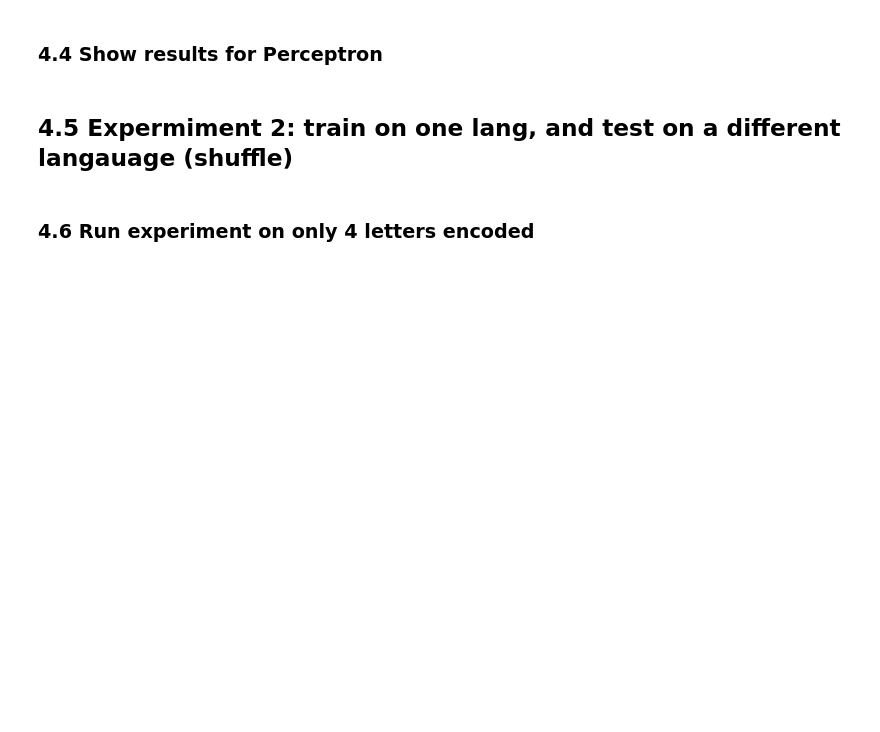
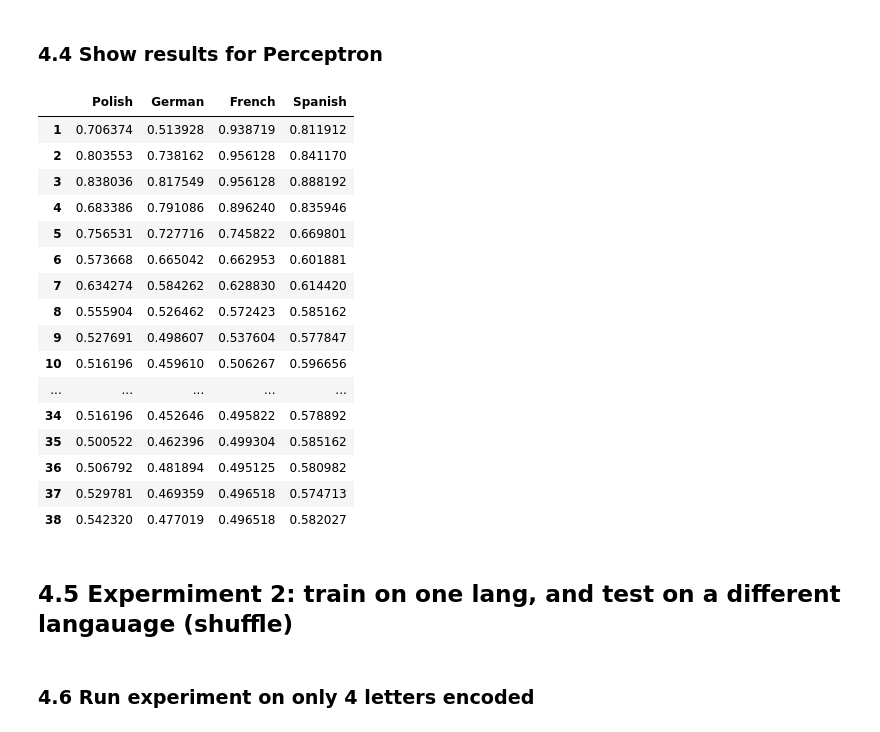
Before and after one commit to NinaNusb/-Morphology-Gender-assignment, a Jupyter notebook: notebooks/main.ipynb, the cells around one changed output. Cells and saved outputs as stored; diff of their text form; code cells hidden in the pictures; blank space fills up the shorter version.

```diff
--- a/notebooks/main.ipynb
+++ b/notebooks/main.ipynb
@@ -247,11 +283,29 @@ def multi_train_per_lang(df):
 # %% [markdown]
 ### 4.4 Show results for Perceptron
 # %%
-# perceptron_results = all_langs['Perceptron']
-# per_df = pd.DataFrame.from_dict(perceptron_results, orient="index", columns=['Polish', 'German', 'French', 'Spanish'])
-# per_iterative_df = per_df.applymap(lambda x: x[0]) # grab first element in the tuple (score, langauage)
-# per_iterative_df.to_csv('../data/perceptron_per_language_results.csv') # save as csv
-# per_iterative_df # display df
+perceptron_results = all_langs['Perceptron']
+per_df = pd.DataFrame.from_dict(perceptron_results, orient="index", columns=['Polish', 'German', 'French', 'Spanish'])
+per_iterative_df = per_df.applymap(lambda x: x[0]) # grab first element in the tuple (score, langauage)
+per_iterative_df.to_csv('../data/perceptron_per_language_results.csv') # save as csv
+per_iterative_df # display df
+# %% [output]
+|  | Polish | German | French | Spanish |
+| 1 | 0.706374 | 0.513928 | 0.938719 | 0.811912 |
+| 2 | 0.803553 | 0.738162 | 0.956128 | 0.841170 |
+| 3 | 0.838036 | 0.817549 | 0.956128 | 0.888192 |
+| 4 | 0.683386 | 0.791086 | 0.896240 | 0.835946 |
+| 5 | 0.756531 | 0.727716 | 0.745822 | 0.669801 |
+| 6 | 0.573668 | 0.665042 | 0.662953 | 0.601881 |
+| 7 | 0.634274 | 0.584262 | 0.628830 | 0.614420 |
+| 8 | 0.555904 | 0.526462 | 0.572423 | 0.585162 |
+| 9 | 0.527691 | 0.498607 | 0.537604 | 0.577847 |
+| 10 | 0.516196 | 0.459610 | 0.506267 | 0.596656 |
+| ... | ... | ... | ... | ... |
+| 34 | 0.516196 | 0.452646 | 0.495822 | 0.578892 |
+| 35 | 0.500522 | 0.462396 | 0.499304 | 0.585162 |
+| 36 | 0.506792 | 0.481894 | 0.495125 | 0.580982 |
+| 37 | 0.529781 | 0.469359 | 0.496518 | 0.574713 |
+| 38 | 0.542320 | 0.477019 | 0.496518 | 0.582027 |
 # %% [markdown]
 ## 4.5 Expermiment 2: train on one lang, and test on a different langauage (shuffle)
 # %%
```
Also changed, not shown: parts of 12 cells of this notebook.
